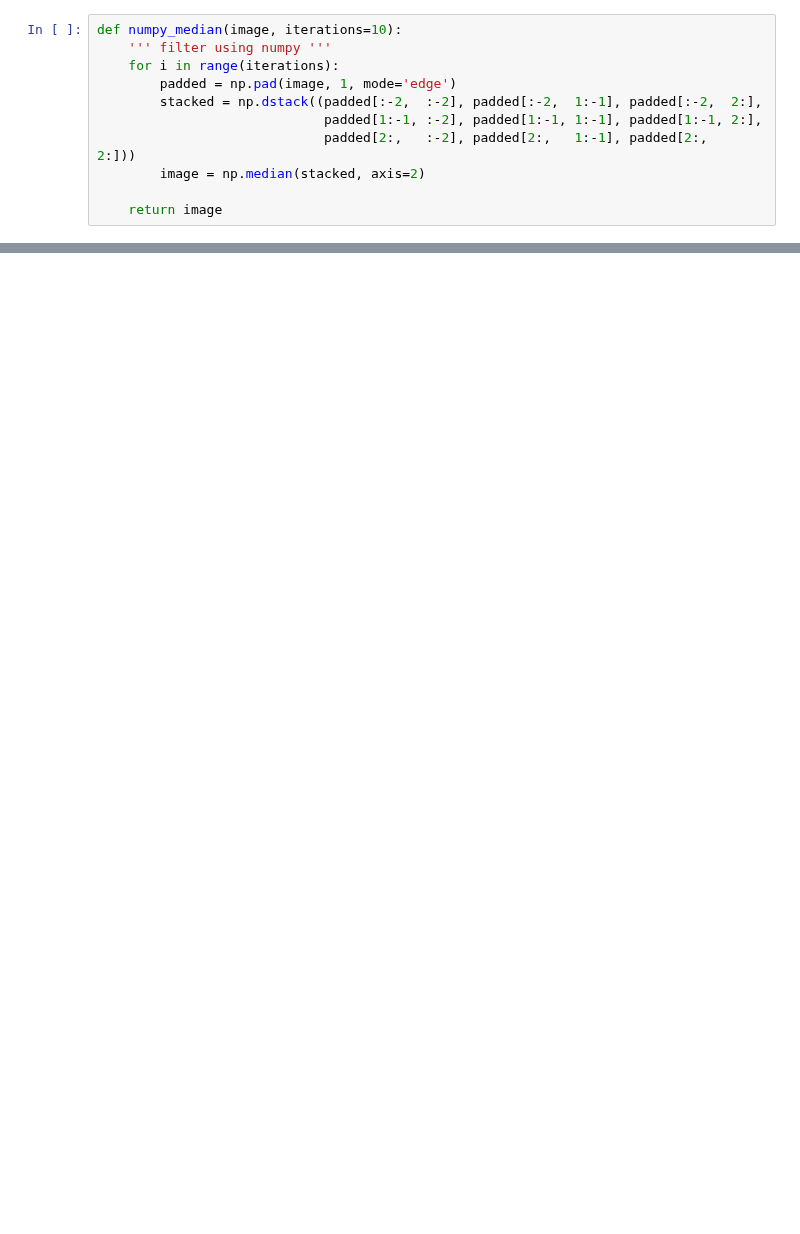
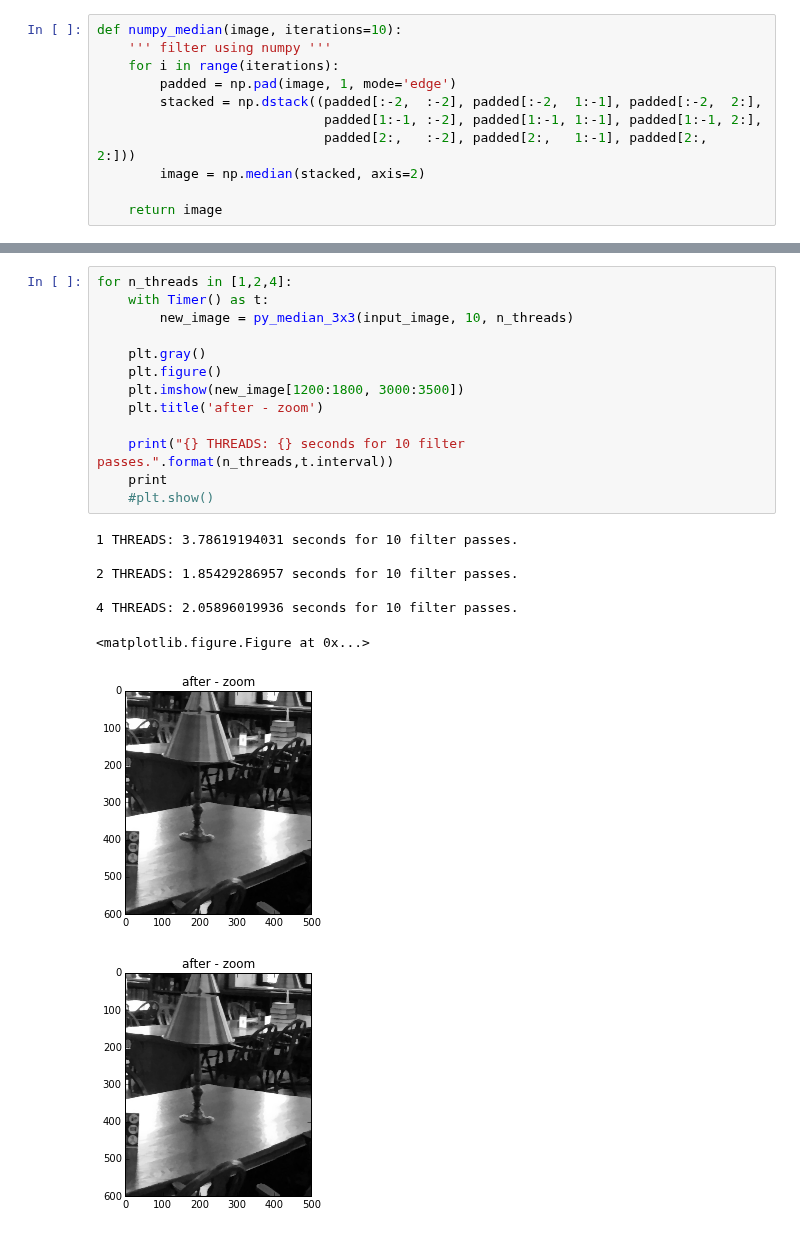
Before and after one commit to harvard-cs205/cs205-homework, a Jupyter notebook: HW2/P4/P4.ipynb, the cells around one changed output, grey strips where cells are left out. Cells and saved outputs as stored; diff of their text form; blank space fills up the shorter version.

```diff
--- a/HW2/P4/P4.ipynb
+++ b/HW2/P4/P4.ipynb
@@ -203,0 +176,22 @@ from_numpy = numpy_median(input_image[0:4,0:4], 1)
+# %%
+for n_threads in [1,2,4]:
+    with Timer() as t:
+        new_image = py_median_3x3(input_image, 10, n_threads)
+
+    plt.gray()
+    plt.figure()
+    plt.imshow(new_image[1200:1800, 3000:3500])
+    plt.title('after - zoom')
+
+    print("{} THREADS: {} seconds for 10 filter passes.".format(n_threads,t.interval))
+    print
+    #plt.show()
+# %% [output]
+1 THREADS: 3.78619194031 seconds for 10 filter passes.
+
+2 THREADS: 1.85429286957 seconds for 10 filter passes.
+
+4 THREADS: 2.05896019936 seconds for 10 filter passes.
+<matplotlib.figure.Figure at 0x...>
+[figure, added]
+[figure, added]
```
Also changed, not shown: parts of 11 cells of this notebook.
